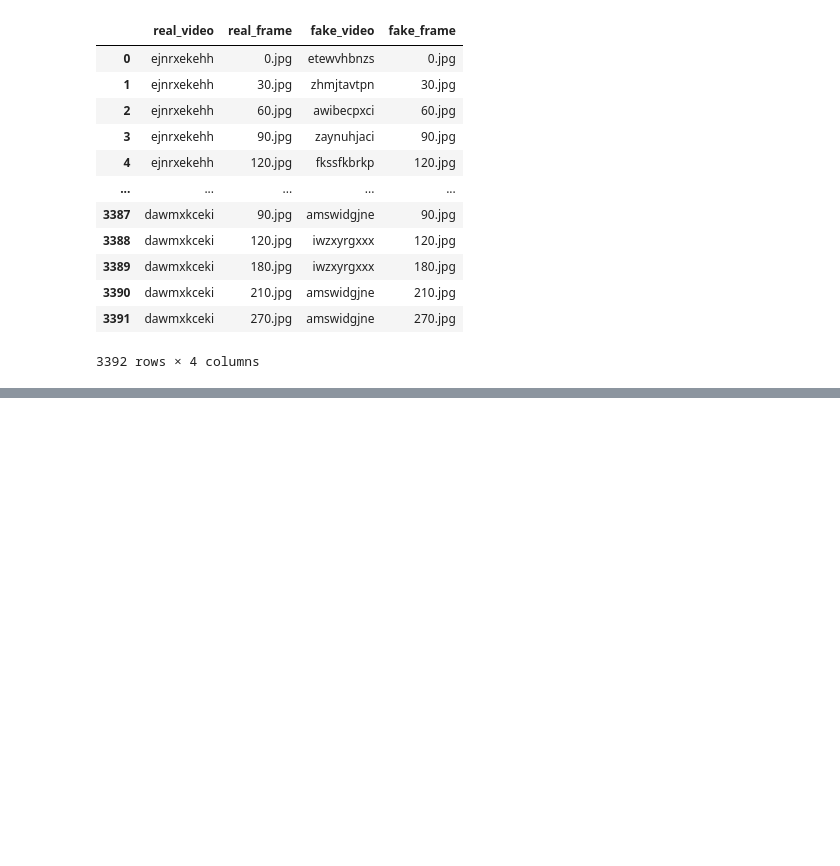
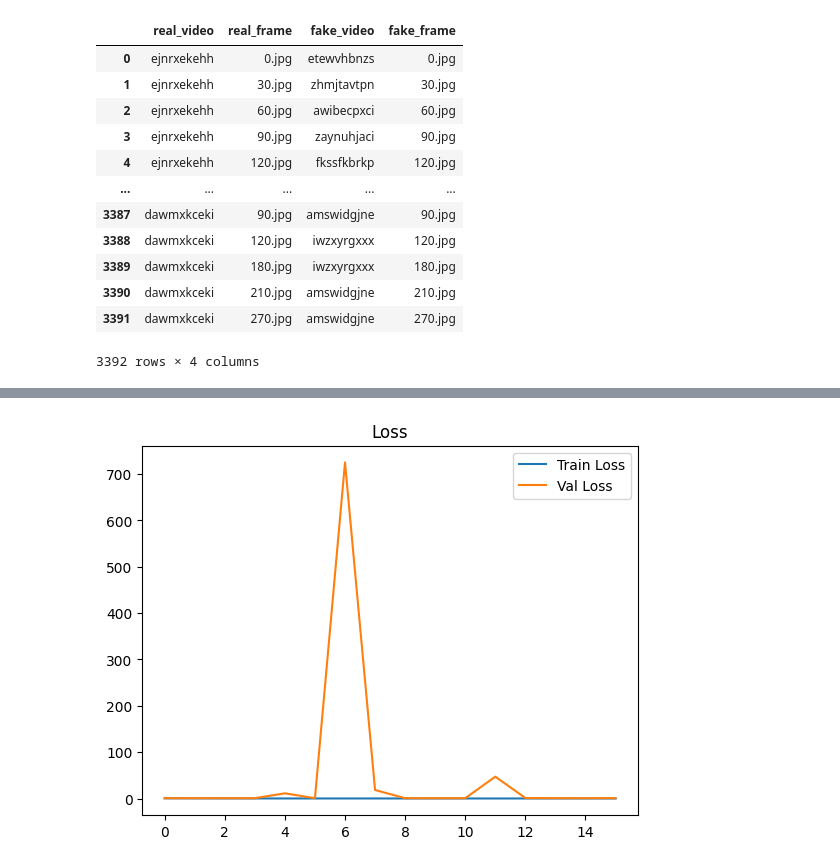
Before and after one commit to fc63/Deep-Fake-Video-Detection, a Jupyter notebook: 1.ipynb, the cells around one changed output, grey strips where cells are left out. Saved outputs shown, nothing was run; the diff lists cells and outputs as text; code cells hidden in the pictures; blank space fills up the shorter version.

```diff
--- a/1.ipynb
+++ b/1.ipynb
@@ -276,0 +311,4 @@ paired_df
+# %%
+# eğitim için random bölme
+X_train, X_test, y_train, y_test = train_test_split(
+    X, y, test_size=0.21, stratify=y, random_state=63)
@@ -276,0 +339,22 @@ paired_df
+# %%
+# train etme
+
+from tensorflow.keras.callbacks import EarlyStopping
+
+# EarlyStopping: val_auc yükselmiyorsa 5 epoch sonra dur
+early_stop = EarlyStopping(
+    monitor='val_auc',
+    patience=5,
+    restore_best_weights=True,
+    mode='max',
+    verbose=1
+)
+
+# Eğitim
+history = model.fit(
+    X_train, y_train,
+    validation_data=(X_test, y_test),
+    epochs=50,
+    batch_size=32,
+    callbacks=[early_stop]
+)
@@ -276,0 +406,8 @@ paired_df
+# %%
+plt.plot(history.history['loss'], label='Train Loss')
+plt.plot(history.history['val_loss'], label='Val Loss')
+plt.legend()
+plt.title("Loss")
+plt.show()
+# %% [output]
+[figure, added]
```
Also changed, not shown: parts of 4 cells of this notebook.
